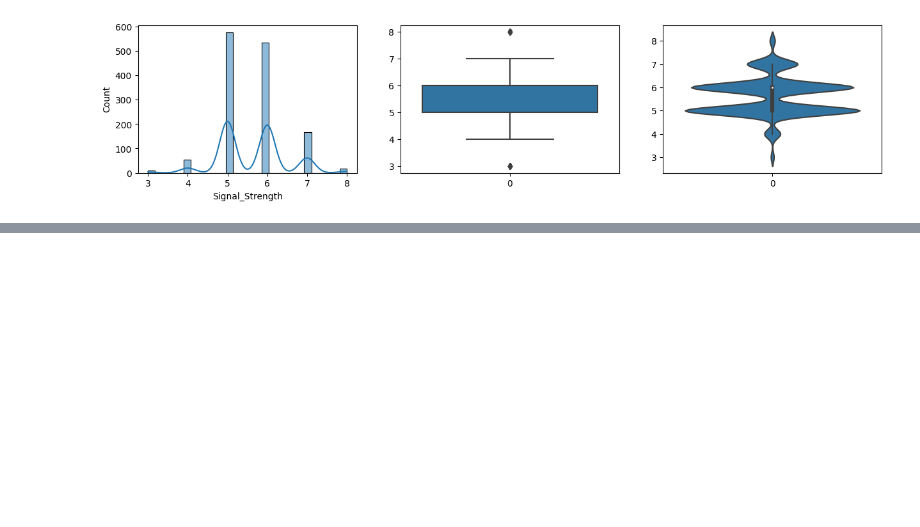
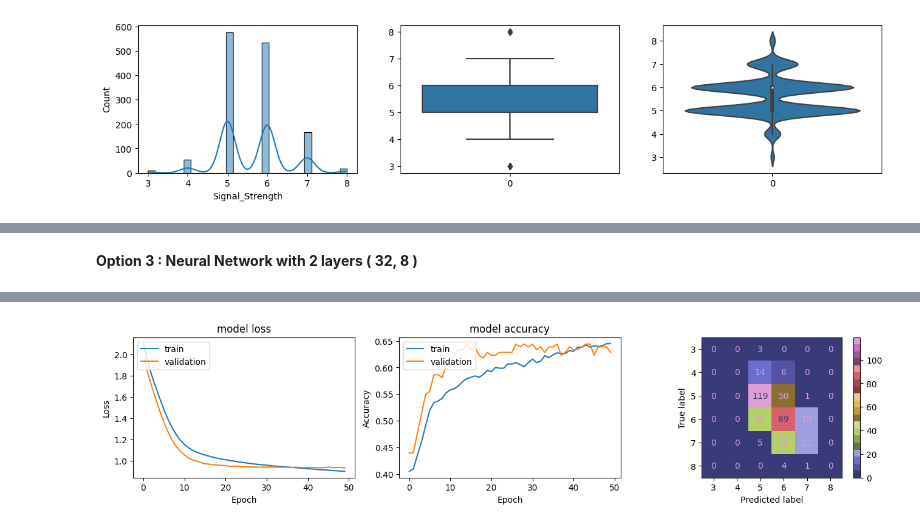
Before and after one commit to nishantkapps/aiml-projects, a Jupyter notebook: NeuralNetwork.ipynb, the cells around one changed output, grey strips where cells are left out. Cells and saved outputs as stored; diff of their text form; code cells hidden in the pictures; blank space fills up the shorter version.

```diff
--- a/NeuralNetwork.ipynb
+++ b/NeuralNetwork.ipynb
@@ -158,0 +367,21 @@ sns.violinplot(datacln['Signal_Strength'], ax=sub[2])
+# %% [markdown]
+
+**Option 3 : Neural Network with 2 layers ( 32, 8 )**
+# %%
+params_option_3 = {
+  "inputdim" : x_train_std.shape[1],
+  "layer1" : 32,
+  "layer2" : 8,
+  "layer3" : 0,
+  "oplayer" : 9,
+  "loss" : "categorical_crossentropy",
+  "optimizer" : "adam",
+  "metrics" : ["accuracy"],
+  "batch_size" : 64,
+  "epochs" : 50,
+  "verbose" : 0,
+  "val" : 0.2
+}
+labels = [3,4,5,6,7,8]
+build_train_predict_plot_nn (params_option_3, x_train_std, y_train_nn, x_test_std, y_test_nn, labels)
+# %% [output]
@@ -158,0 +389 @@ sns.violinplot(datacln['Signal_Strength'], ax=sub[2])
+[figure, added]
```
Also changed, not shown: parts of 53 cells of this notebook.
